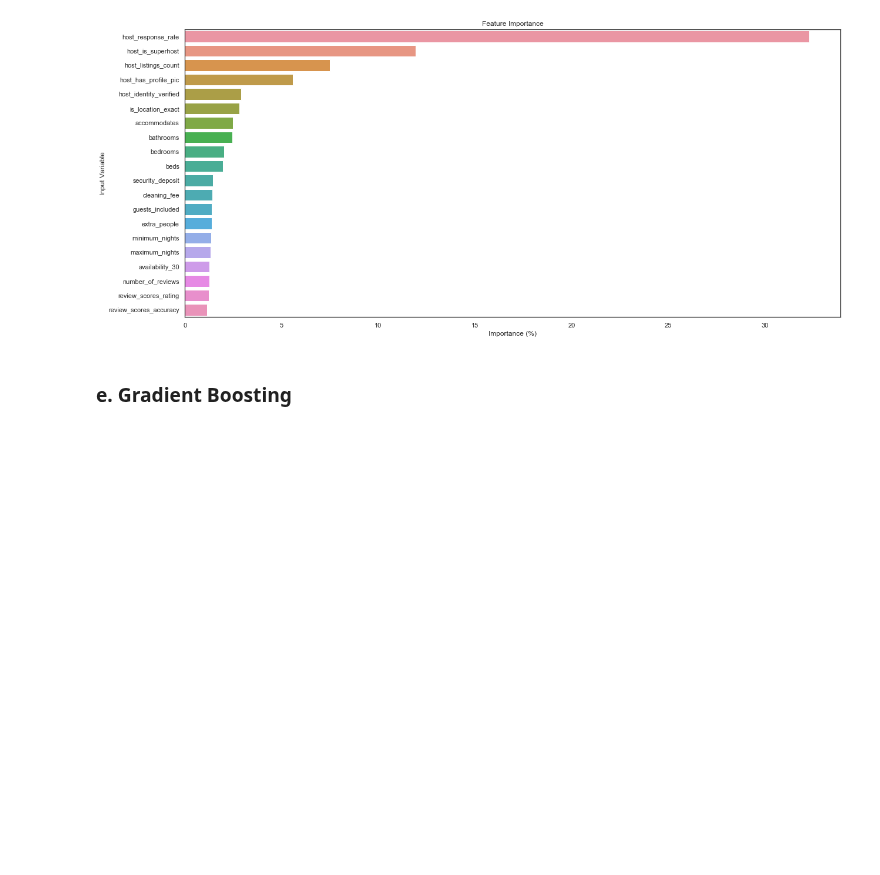
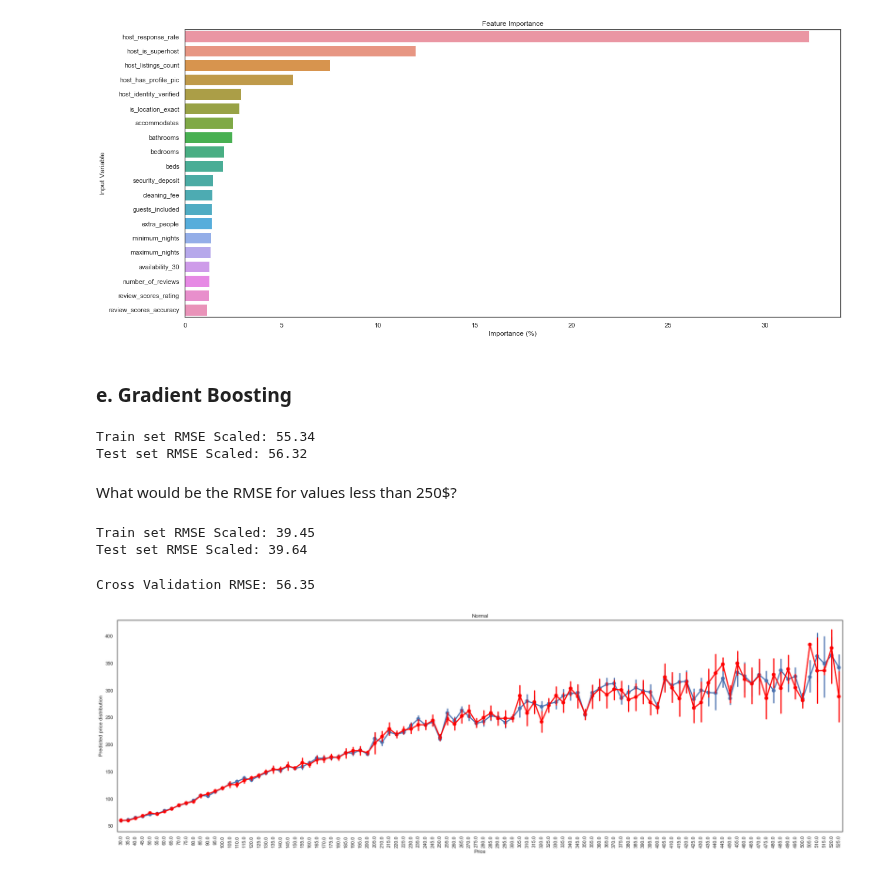
Before and after one commit to principal-miners/listings, a Jupyter notebook: ssh/Modeling_SMOTE_full.ipynb, the cells around one changed output. Saved outputs shown, nothing was run; the diff lists cells and outputs as text; code cells hidden in the pictures; blank space fills up the shorter version.

```diff
--- a/ssh/Modeling_SMOTE_full.ipynb
+++ b/ssh/Modeling_SMOTE_full.ipynb
@@ -402,3 +402,64 @@ t = g.set_title("Feature Importance")
 [figure]
 # %% [markdown]
 ### e. Gradient Boosting
+# %%
+gbr = GradientBoostingRegressor(random_state=RANDOM_SEED)
+gbr.fit(X=x_train, y=y_train)
+y_pred_train = gbr.predict(X=x_train)
+y_pred_test = gbr.predict(X=x_test)
+
+mse_train = MSE(y_train, y_pred_train)
+mse_test = MSE(y_test, y_pred_test)
+
+rmse_train = mse_train**(1/2)
+rmse_test = mse_test**(1/2)
+
+print("Train set RMSE Scaled: {:.2f}".format(rmse_train))
+print("Test set RMSE Scaled: {:.2f}".format(rmse_test))
+# %% [output]
+Train set RMSE Scaled: 55.34
+Test set RMSE Scaled: 56.32
+# %% [markdown]
+What would be the RMSE for values less than 250$?
+# %%
+th = 200
+
+tmpdf = pd.DataFrame({"y_train":y_train, "y_pred_train":y_pred_train})
+tmpdf = tmpdf[tmpdf["y_train"] <= th]
+
+tmpdf2 = pd.DataFrame({"y_test":y_test, "y_pred_test":y_pred_test})
+tmpdf2 = tmpdf2[tmpdf2["y_test"] <= th]
+
+mse_train = MSE(tmpdf["y_train"].values, tmpdf["y_pred_train"].values)
+mse_test = MSE(tmpdf2["y_test"].values, tmpdf2["y_pred_test"].values)
+
+rmse_train = mse_train**(1/2)
+rmse_test = mse_test**(1/2)
+
+print("Train set RMSE Scaled: {:.2f}".format(rmse_train))
+print("Test set RMSE Scaled: {:.2f}".format(rmse_test))
+# %% [output]
+Train set RMSE Scaled: 39.45
+Test set RMSE Scaled: 39.64
+# %%
+# Use cross-validation on Train data
+
+CV_scores = - cv.cross_val_score(gbr, x_train, y_train, scoring='neg_mean_squared_error', cv=10, n_jobs=6)
+
+# Compute the 10-folds CV
+CV = CV_scores.mean()**(1/2)
+
+# Print Train CV accuracy
+print('Cross Validation RMSE: {:.2f}'.format(CV))
+# %% [output]
+Cross Validation RMSE: 56.35
+# %%
+f, ax = plt.subplots(1,1, figsize=(30, 9), sharex=False)
+g = sns.pointplot(x=y_train, y=y_pred_train, ax=ax)
+g = sns.pointplot(x=y_test, y=y_pred_test, ax=ax, color="red")
+t = g.set_xlabel("Price")
+t = g.set_ylabel("Predicted price distribution")
+t = g.set_xticklabels(g.get_xticklabels(), rotation=90)
+t = g.set_title("Normal")
+# %% [output]
+[figure, added]
```
Also changed, not shown: 2 other files.
